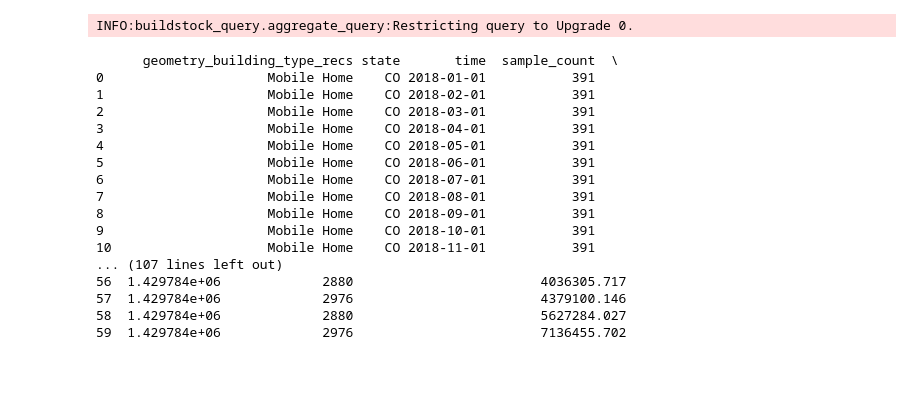
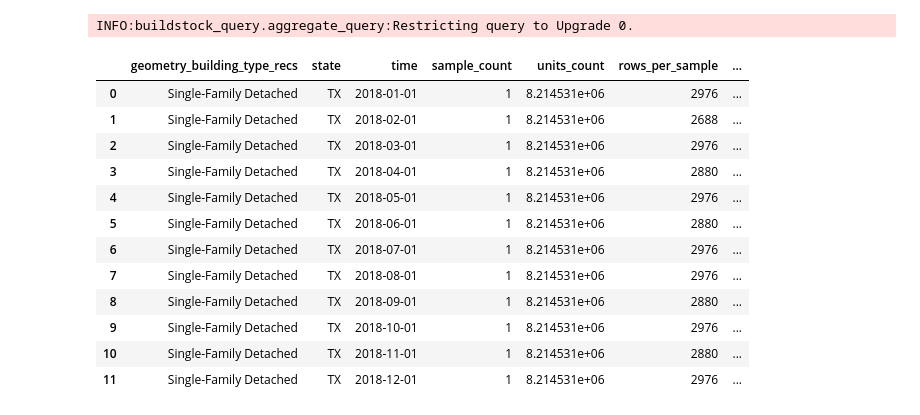
Before and after one commit to NREL/buildstock-query, a Jupyter notebook: example_usage/aggregates_and_savings.ipynb, the cells around one changed output. Cells and saved outputs as stored; diff of their text form; code cells hidden in the pictures; blank space fills up the shorter version.

```diff
--- a/example_usage/aggregates_and_savings.ipynb
+++ b/example_usage/aggregates_and_savings.ipynb
@@ -162,30 +137,35 @@ all_enduses
 # %%
-ts_agg = my_run.agg.aggregate_timeseries(
+df1 = my_run.agg.aggregate_timeseries(
     enduses=["fuel_use__electricity__total__kwh"],
-    restrict=[("build_existing_model.state", ["CO"])],
+    restrict=[("build_existing_model.state", ["TX"])],
     timestamp_grouping_func="month",
     group_by=["geometry_building_type_recs", "build_existing_model.state"],
     get_query_only=False,
 )
-print(ts_agg)
+df2 = my_run.agg.query(
+    annual_only=False,
+    timestamp_grouping_func="month",
+    enduses=["fuel_use__electricity__total__kwh"],
+    restrict=[("build_existing_model.state", ["TX"])],
+    group_by=["geometry_building_type_recs", "build_existing_model.state", "time"],
+    get_query_only=False,
+)
+pd.testing.assert_frame_equal(df1, df2)
+df2
 # %% [output]
 INFO:buildstock_query.aggregate_query:Restricting query to Upgrade 0.
-      geometry_building_type_recs state       time  sample_count  \
-0                     Mobile Home    CO 2018-01-01           391
-1                     Mobile Home    CO 2018-02-01           391
-2                     Mobile Home    CO 2018-03-01           391
-3                     Mobile Home    CO 2018-04-01           391
-4                     Mobile Home    CO 2018-05-01           391
-5                     Mobile Home    CO 2018-06-01           391
-6                     Mobile Home    CO 2018-07-01           391
-7                     Mobile Home    CO 2018-08-01           391
-8                     Mobile Home    CO 2018-09-01           391
-9                     Mobile Home    CO 2018-10-01           391
-10                    Mobile Home    CO 2018-11-01           391
-... (107 lines left out)
-56  1.429784e+06             2880                        4036305.717
-57  1.429784e+06             2976                        4379100.146
-58  1.429784e+06             2880                        5627284.027
-59  1.429784e+06             2976                        7136455.702
+|  | geometry_building_type_recs | state | time | sample_count | units_count | rows_per_sample | ... |
+| 0 | Single-Family Detached | TX | 2018-01-01 | 1 | 8.214531e+06 | 2976 | ... |
+| 1 | Single-Family Detached | TX | 2018-02-01 | 1 | 8.214531e+06 | 2688 | ... |
+| 2 | Single-Family Detached | TX | 2018-03-01 | 1 | 8.214531e+06 | 2976 | ... |
+| 3 | Single-Family Detached | TX | 2018-04-01 | 1 | 8.214531e+06 | 2880 | ... |
+| 4 | Single-Family Detached | TX | 2018-05-01 | 1 | 8.214531e+06 | 2976 | ... |
+| 5 | Single-Family Detached | TX | 2018-06-01 | 1 | 8.214531e+06 | 2880 | ... |
+| 6 | Single-Family Detached | TX | 2018-07-01 | 1 | 8.214531e+06 | 2976 | ... |
+| 7 | Single-Family Detached | TX | 2018-08-01 | 1 | 8.214531e+06 | 2976 | ... |
+| 8 | Single-Family Detached | TX | 2018-09-01 | 1 | 8.214531e+06 | 2880 | ... |
+| 9 | Single-Family Detached | TX | 2018-10-01 | 1 | 8.214531e+06 | 2976 | ... |
+| 10 | Single-Family Detached | TX | 2018-11-01 | 1 | 8.214531e+06 | 2880 | ... |
+| 11 | Single-Family Detached | TX | 2018-12-01 | 1 | 8.214531e+06 | 2976 | ... |
 # %%
 # peak electricity use for each building in AL
```
Also changed, not shown: parts of 28 cells of this notebook, 13 other files.
